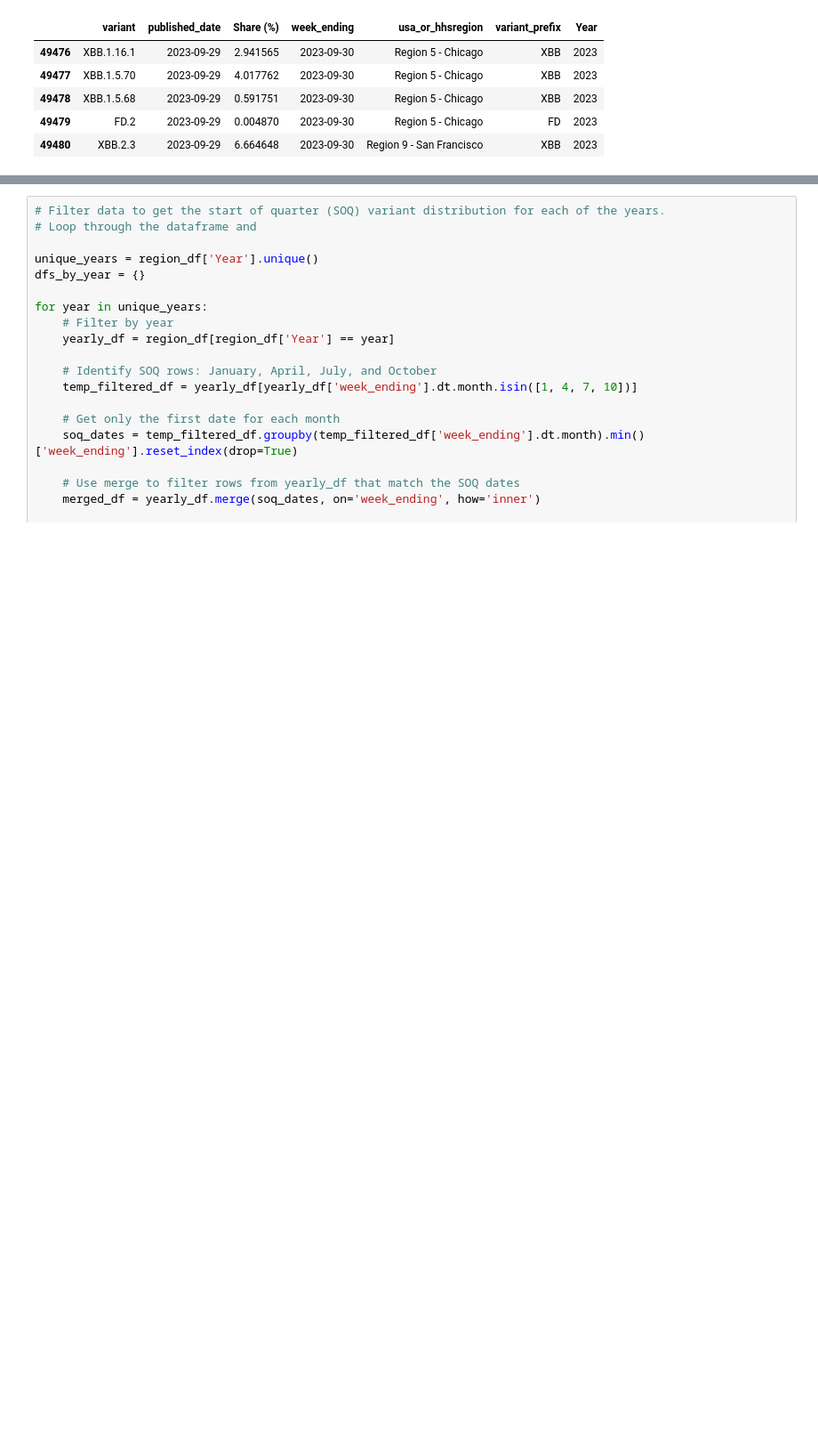
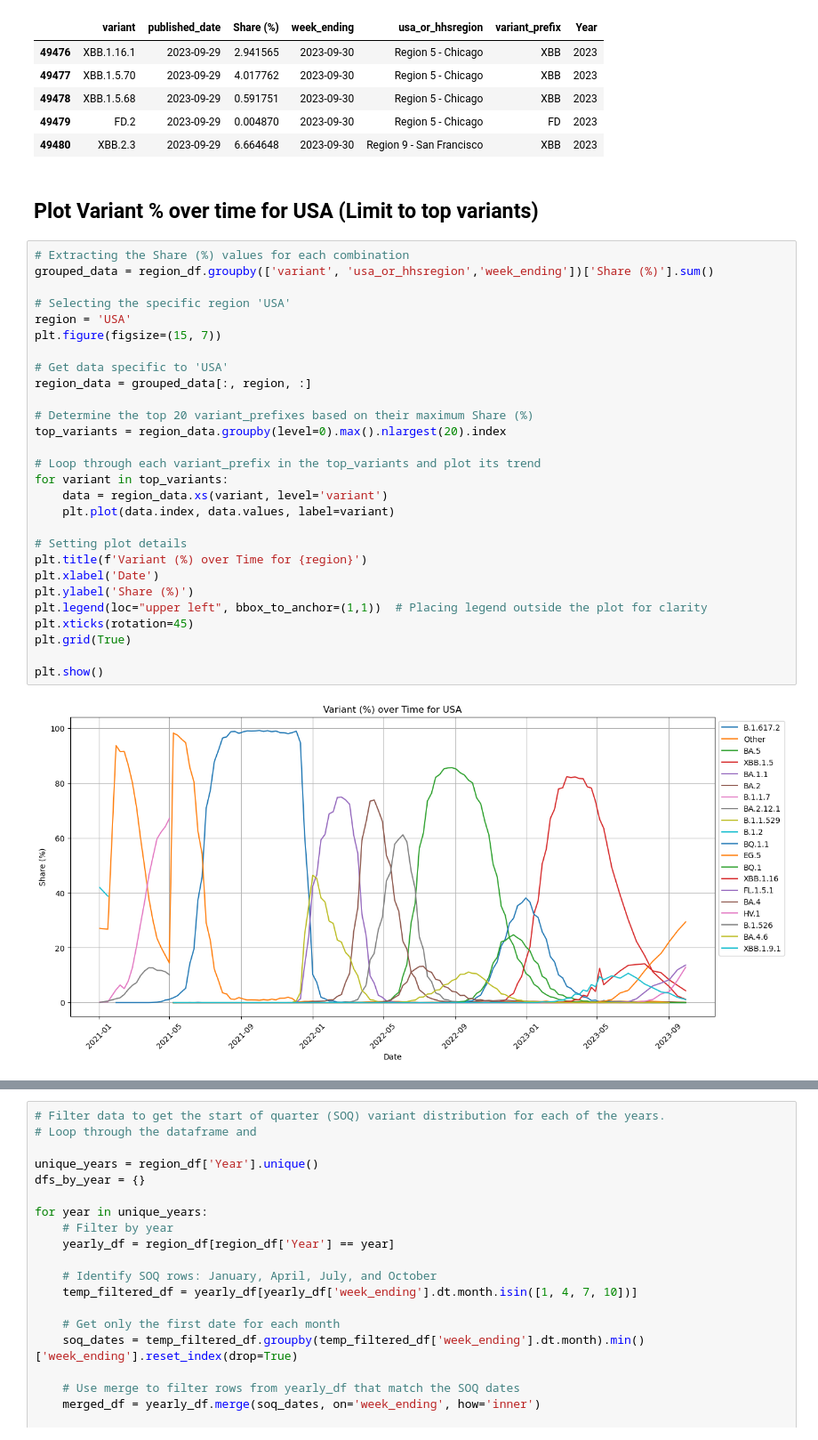
Before and after one commit to mcmonte95/Covid-Variant-Exploration-Project, a Jupyter notebook: main.ipynb, the cells around one changed output, grey strips where cells are left out. Shown at 89% size. Saved outputs shown, nothing was run; the diff lists cells and outputs as text; blank space fills up the shorter version.

Commit message:
bringing USA trend in and pulling in mortality data

```diff
--- a/main.ipynb
+++ b/main.ipynb
@@ -126,3 +118,35 @@ region_df.tail()
 | 49478 | XBB.1.5.68 | 2023-09-29 | 0.591751 | 2023-09-30 | Region 5 - Chicago | XBB | 2023 |
 | 49479 | FD.2 | 2023-09-29 | 0.004870 | 2023-09-30 | Region 5 - Chicago | FD | 2023 |
 | 49480 | XBB.2.3 | 2023-09-29 | 6.664648 | 2023-09-30 | Region 9 - San Francisco | XBB | 2023 |
+# %% [markdown]
+## Plot Variant % over time for USA (Limit to top variants)
+# %%
+# Extracting the Share (%) values for each combination
+grouped_data = region_df.groupby(['variant', 'usa_or_hhsregion','week_ending'])['Share (%)'].sum()
+
+# Selecting the specific region 'USA'
+region = 'USA'
+plt.figure(figsize=(15, 7))
+
+# Get data specific to 'USA'
+region_data = grouped_data[:, region, :]
+
+# Determine the top 20 variant_prefixes based on their maximum Share (%)
+top_variants = region_data.groupby(level=0).max().nlargest(20).index
+
+# Loop through each variant_prefix in the top_variants and plot its trend
+for variant in top_variants:
+    data = region_data.xs(variant, level='variant')
+    plt.plot(data.index, data.values, label=variant)
+
+# Setting plot details
+plt.title(f'Variant (%) over Time for {region}')
+plt.xlabel('Date')
+plt.ylabel('Share (%)')
+plt.legend(loc="upper left", bbox_to_anchor=(1,1))  # Placing legend outside the plot for clarity
+plt.xticks(rotation=45)
+plt.grid(True)
+
+plt.show()
+# %% [output]
+[figure, added]
```
Also changed, not shown: parts of 10 cells of this notebook, 4 other files.
